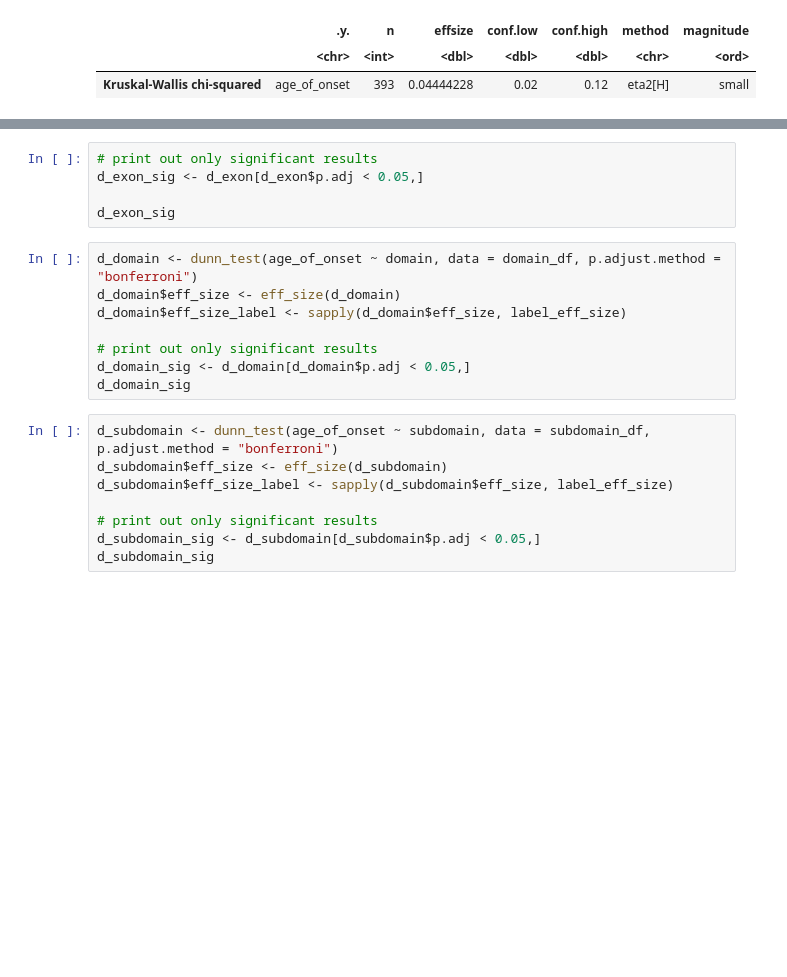
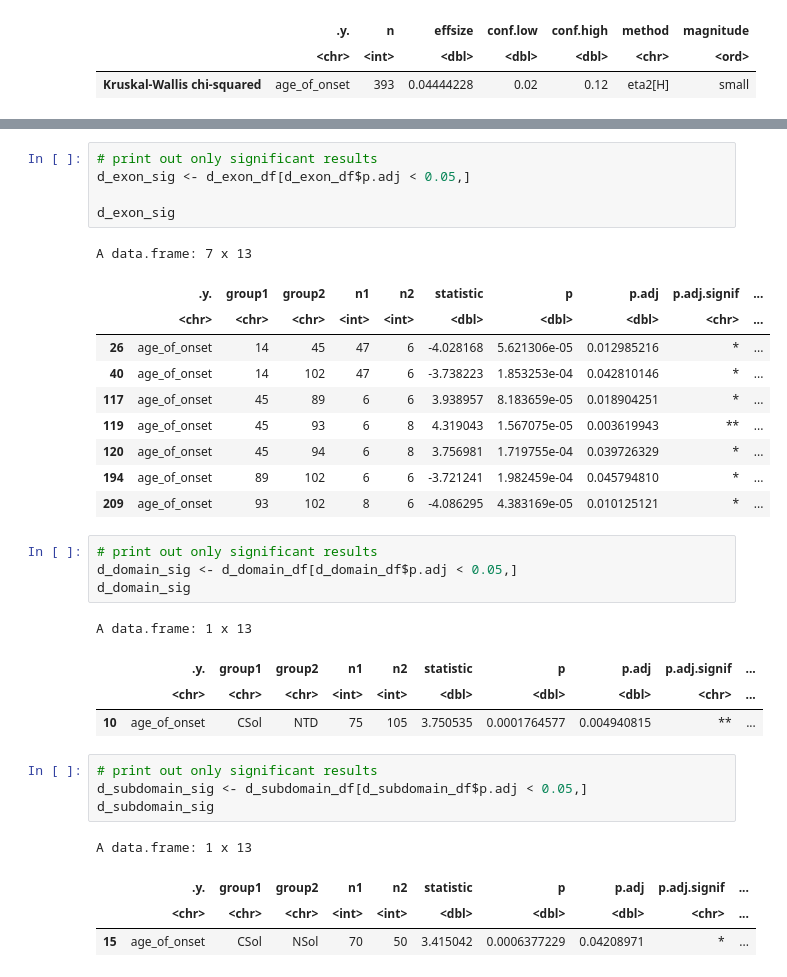
Before and after one commit to alexdaiii/cpvt_database_analysis, a Jupyter notebook: r_notebooks/analysis_2.r.ipynb, the cells around one changed output, grey strips where cells are left out. Drawn from its saved outputs; the diff is of its cells as text; blank space fills up the shorter version.

```diff
--- a/r_notebooks/analysis_2.r.ipynb
+++ b/r_notebooks/analysis_2.r.ipynb
@@ -116,21 +335,34 @@ ERROR: Error: Grouping variable y must have exactly 2 levels.
 # %%
 # print out only significant results
-d_exon_sig <- d_exon[d_exon$p.adj < 0.05,]
+d_exon_sig <- d_exon_df[d_exon_df$p.adj < 0.05,]
 
 d_exon_sig
+# %% [output]
+A data.frame: 7 x 13
+|  | .y. | group1 | group2 | n1 | n2 | statistic | p | p.adj | p.adj.signif | ... |
+|  | <chr> | <chr> | <chr> | <int> | <int> | <dbl> | <dbl> | <dbl> | <chr> | ... |
+| 26 | age_of_onset | 14 | 45 | 47 | 6 | -4.028168 | 5.621306e-05 | 0.012985216 | * | ... |
+| 40 | age_of_onset | 14 | 102 | 47 | 6 | -3.738223 | 1.853253e-04 | 0.042810146 | * | ... |
+| 117 | age_of_onset | 45 | 89 | 6 | 6 | 3.938957 | 8.183659e-05 | 0.018904251 | * | ... |
+| 119 | age_of_onset | 45 | 93 | 6 | 8 | 4.319043 | 1.567075e-05 | 0.003619943 | ** | ... |
+| 120 | age_of_onset | 45 | 94 | 6 | 8 | 3.756981 | 1.719755e-04 | 0.039726329 | * | ... |
+| 194 | age_of_onset | 89 | 102 | 6 | 6 | -3.721241 | 1.982459e-04 | 0.045794810 | * | ... |
+| 209 | age_of_onset | 93 | 102 | 8 | 6 | -4.086295 | 4.383169e-05 | 0.010125121 | * | ... |
 # %%
-d_domain <- dunn_test(age_of_onset ~ domain, data = domain_df, p.adjust.method = "bonferroni")
-d_domain$eff_size <- eff_size(d_domain)
-d_domain$eff_size_label <- sapply(d_domain$eff_size, label_eff_size)
-
 # print out only significant results
-d_domain_sig <- d_domain[d_domain$p.adj < 0.05,]
+d_domain_sig <- d_domain_df[d_domain_df$p.adj < 0.05,]
 d_domain_sig
+# %% [output]
+A data.frame: 1 x 13
+|  | .y. | group1 | group2 | n1 | n2 | statistic | p | p.adj | p.adj.signif | ... |
+|  | <chr> | <chr> | <chr> | <int> | <int> | <dbl> | <dbl> | <dbl> | <chr> | ... |
+| 10 | age_of_onset | CSol | NTD | 75 | 105 | 3.750535 | 0.0001764577 | 0.004940815 | ** | ... |
 # %%
-d_subdomain <- dunn_test(age_of_onset ~ subdomain, data = subdomain_df, p.adjust.method = "bonferroni")
-d_subdomain$eff_size <- eff_size(d_subdomain)
-d_subdomain$eff_size_label <- sapply(d_subdomain$eff_size, label_eff_size)
-
 # print out only significant results
-d_subdomain_sig <- d_subdomain[d_subdomain$p.adj < 0.05,]
+d_subdomain_sig <- d_subdomain_df[d_subdomain_df$p.adj < 0.05,]
 d_subdomain_sig
+# %% [output]
+A data.frame: 1 x 13
+|  | .y. | group1 | group2 | n1 | n2 | statistic | p | p.adj | p.adj.signif | ... |
+|  | <chr> | <chr> | <chr> | <int> | <int> | <dbl> | <dbl> | <dbl> | <chr> | ... |
+| 15 | age_of_onset | CSol | NSol | 70 | 50 | 3.415042 | 0.0006377229 | 0.04208971 | * | ... |
```
Also changed, not shown: parts of 11 cells of this notebook.
